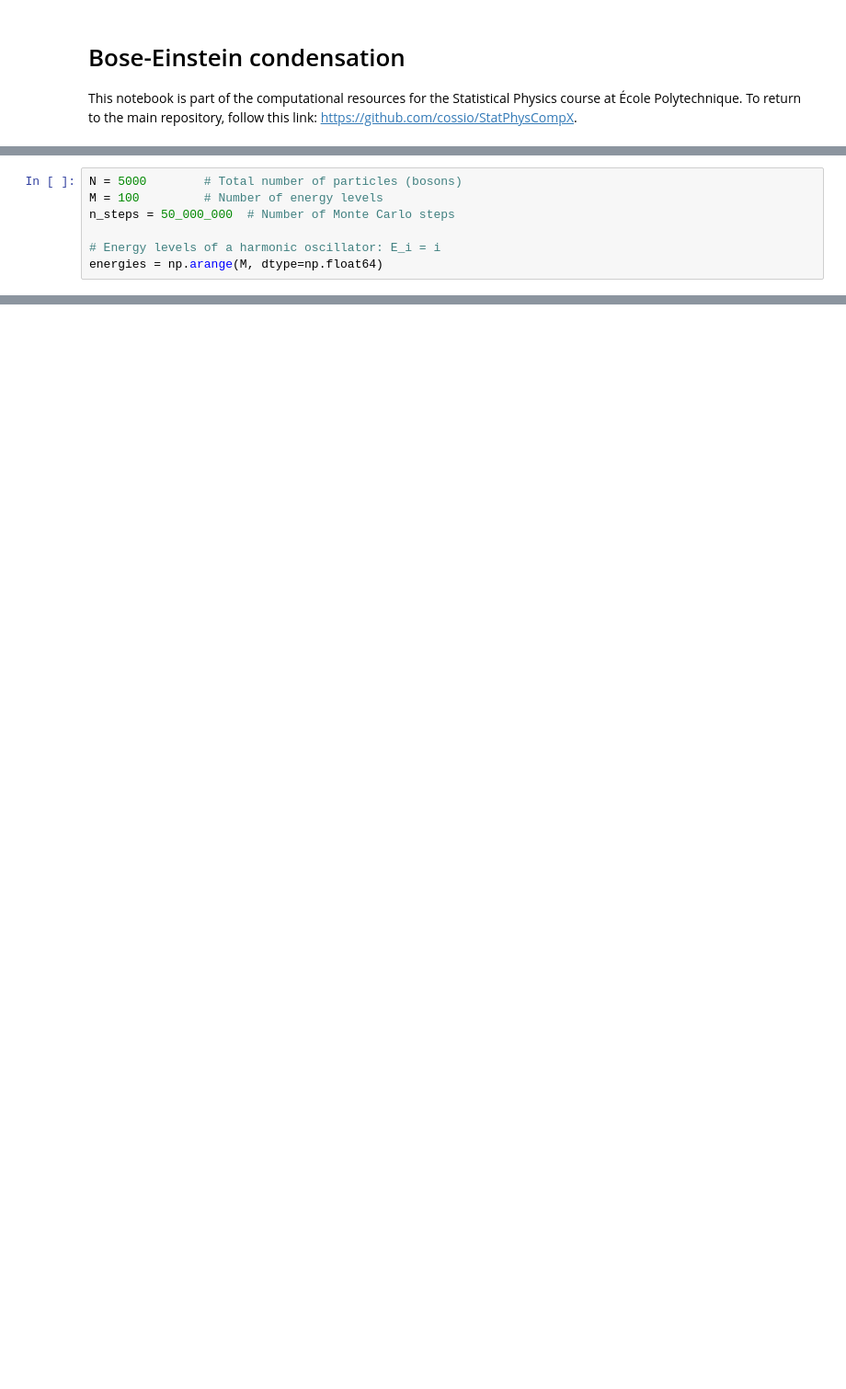
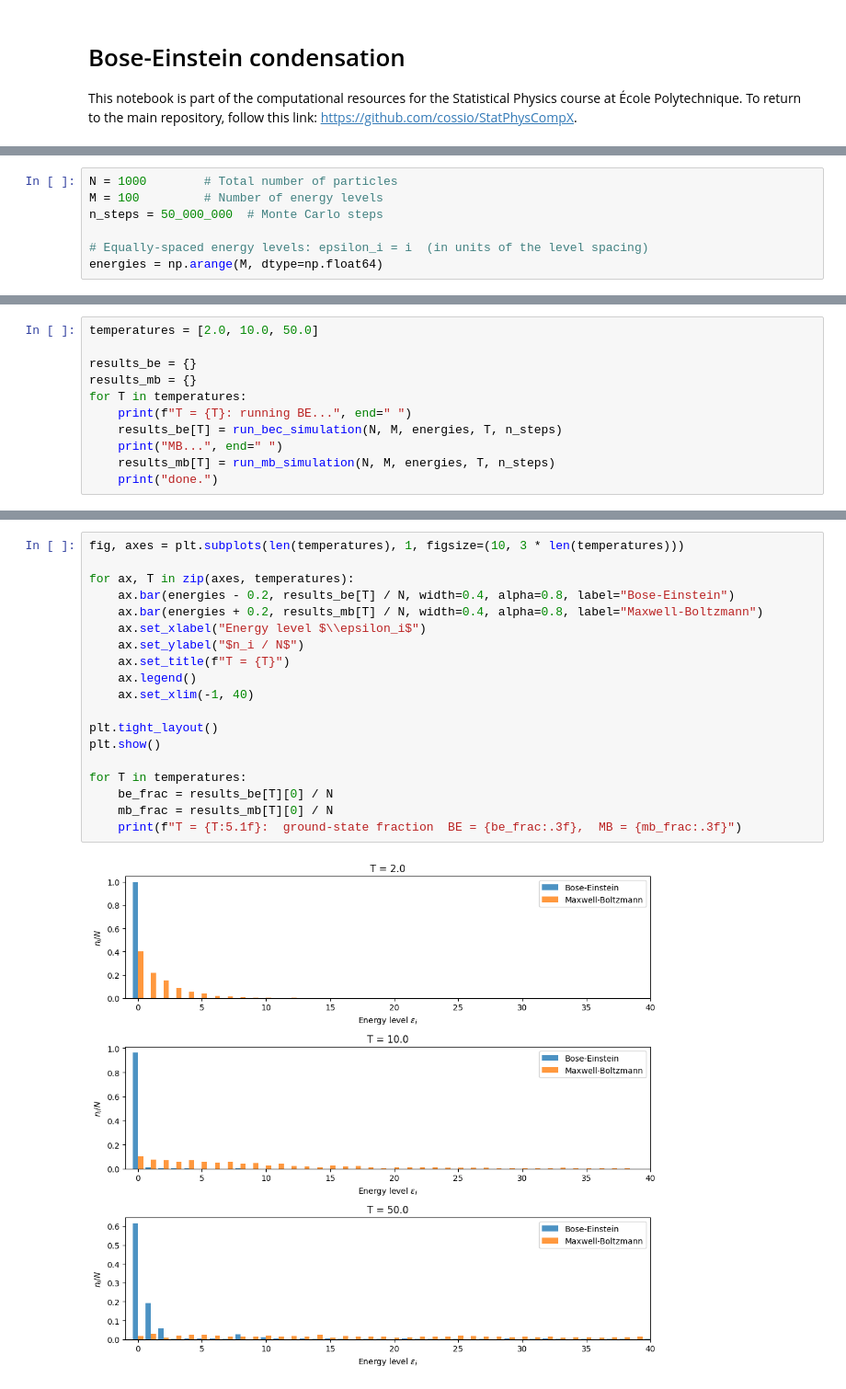
Before and after one commit to cossio/StatPhysCompX, a Jupyter notebook: python-jupyter/bose-einstein-condensation.ipynb, the cells around one changed output, grey strips where cells are left out. Shown at 92% size. Saved outputs shown, nothing was run; the diff lists cells and outputs as text; blank space fills up the shorter version.

```diff
--- a/python-jupyter/bose-einstein-condensation.ipynb
+++ b/python-jupyter/bose-einstein-condensation.ipynb
@@ -25,7 +45,7 @@ from numba import njit
 # %%
-N = 5000        # Total number of particles (bosons)
+N = 1000        # Total number of particles
 M = 100         # Number of energy levels
-n_steps = 50_000_000  # Number of Monte Carlo steps
+n_steps = 50_000_000  # Monte Carlo steps
 
-# Energy levels of a harmonic oscillator: E_i = i
+# Equally-spaced energy levels: epsilon_i = i  (in units of the level spacing)
 energies = np.arange(M, dtype=np.float64)
@@ -31,0 +124,11 @@ energies = np.arange(M, dtype=np.float64)
+# %%
+temperatures = [2.0, 10.0, 50.0]
+
+results_be = {}
+results_mb = {}
+for T in temperatures:
+    print(f"T = {T}: running BE...", end=" ")
+    results_be[T] = run_bec_simulation(N, M, energies, T, n_steps)
+    print("MB...", end=" ")
+    results_mb[T] = run_mb_simulation(N, M, energies, T, n_steps)
+    print("done.")
@@ -31,0 +139,21 @@ energies = np.arange(M, dtype=np.float64)
+# %%
+fig, axes = plt.subplots(len(temperatures), 1, figsize=(10, 3 * len(temperatures)))
+
+for ax, T in zip(axes, temperatures):
+    ax.bar(energies - 0.2, results_be[T] / N, width=0.4, alpha=0.8, label="Bose-Einstein")
+    ax.bar(energies + 0.2, results_mb[T] / N, width=0.4, alpha=0.8, label="Maxwell-Boltzmann")
+    ax.set_xlabel("Energy level $\\epsilon_i$")
+    ax.set_ylabel("$n_i / N$")
+    ax.set_title(f"T = {T}")
+    ax.legend()
+    ax.set_xlim(-1, 40)
+
+plt.tight_layout()
+plt.show()
+
+for T in temperatures:
+    be_frac = results_be[T][0] / N
+    mb_frac = results_mb[T][0] / N
+    print(f"T = {T:5.1f}:  ground-state fraction  BE = {be_frac:.3f},  MB = {mb_frac:.3f}")
+# %% [output]
+[figure, added]
```
Also changed, not shown: parts of 20 cells of this notebook, 3 other files.
